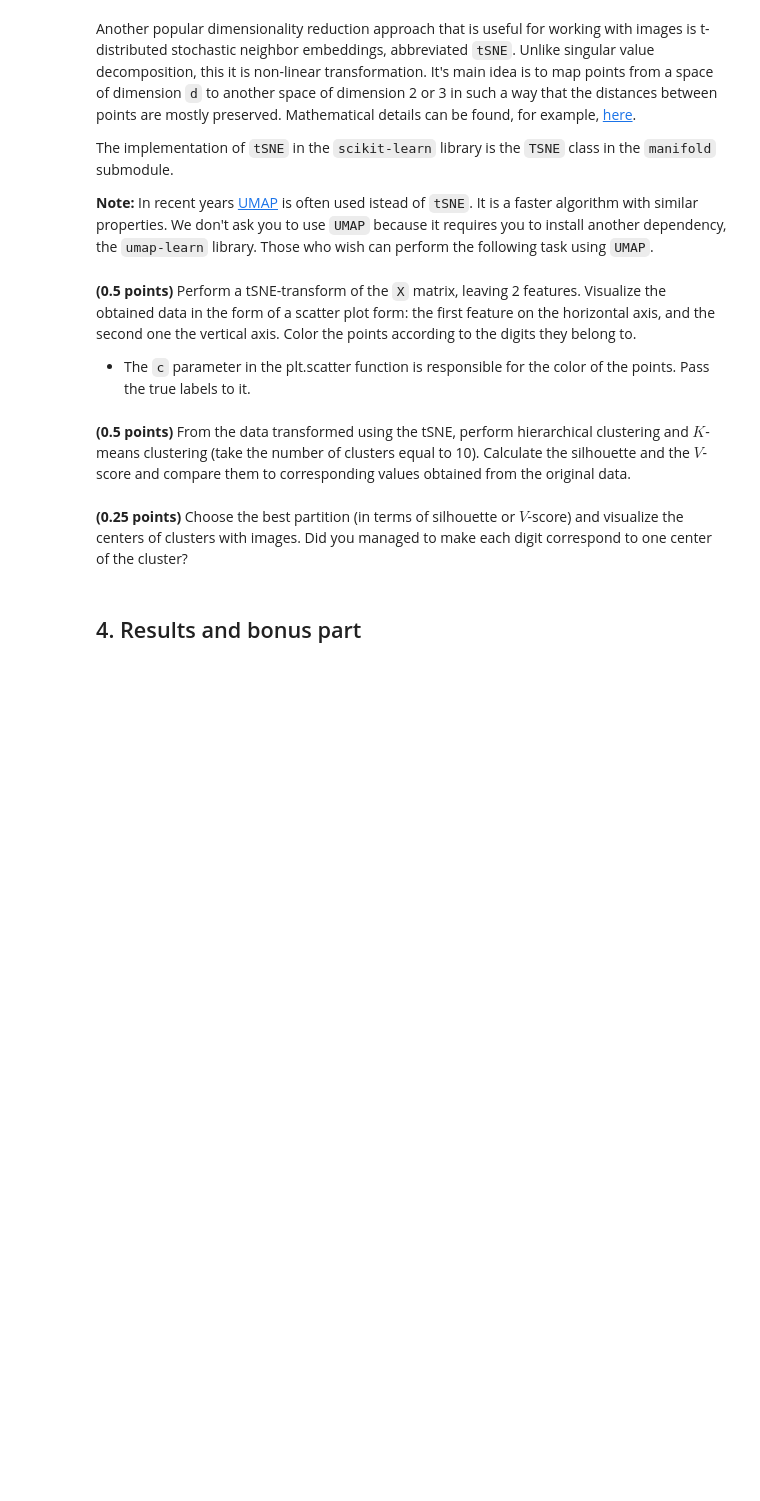
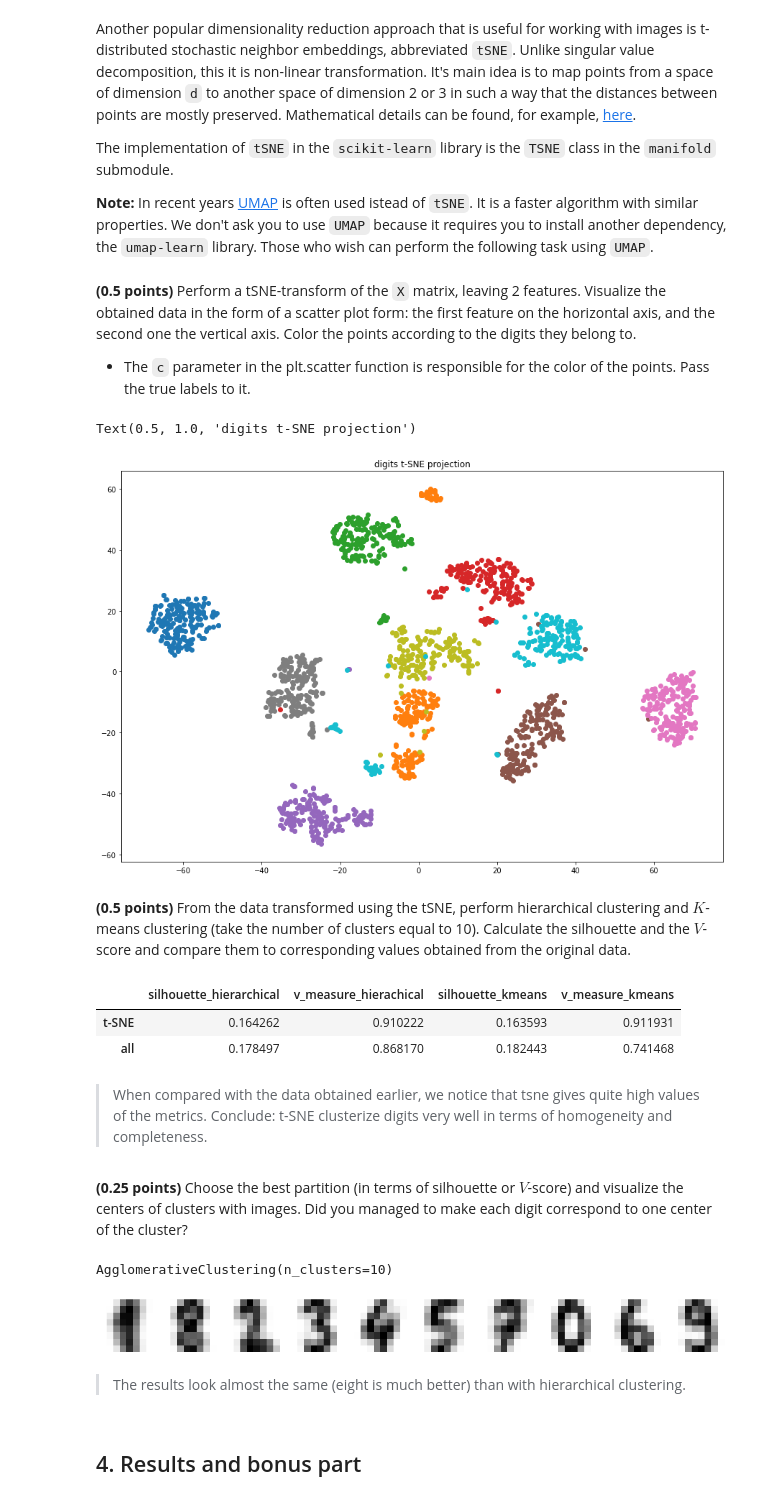
Before and after one commit to kastrubait/ml-intro-2022Q1, a Jupyter notebook: task-8_clustering.ipynb, the cells around one changed output. Cells and saved outputs as stored; diff of their text form; code cells hidden in the pictures; blank space fills up the shorter version.

```diff
--- a/task-8_clustering.ipynb
+++ b/task-8_clustering.ipynb
@@ -362,10 +422,78 @@ The implementation of `tSNE` in the `scikit-learn` library is the `TSNE` class i
 **(0.5 points)** Perform a tSNE-transform of the `X` matrix, leaving 2 features. Visualize the obtained data in the form of a scatter plot form: the first feature on the horizontal axis, and the second one the vertical axis. Color the points according to the digits they belong to.
 
 - The `c` parameter in the plt.scatter function is responsible for the color of the points. Pass the true labels to it.
+# %%
+from sklearn.manifold import TSNE
+X_tsne = TSNE(n_components=2).fit_transform(X)
+
+fig = plt.figure(figsize=(15, 10))
+ax = plt.subplot()
+palette = np.array(sns.color_palette())
+for l, c in zip(range(0, 10), palette):
+    plt.scatter(X_tsne[y==l,0], X_tsne[y==l,1], color =c, label=f'class {l}')
+
+plt.title('digits t-SNE projection')
+# %% [output]
+Text(0.5, 1.0, 'digits t-SNE projection')
+[figure, added]
 # %% [markdown]
 **(0.5 points)** From the data transformed using the tSNE, perform hierarchical clustering and $K$-means clustering (take the number of clusters equal to 10). Calculate the silhouette and the $V$-score and compare them to corresponding values obtained from the original data.
+# %%
+silhouette_score_hierarchical = []
+silhouette_score_kmeans = []
+v_measure_score_hierarchical = []
+v_measure_score_kmeans = []
+
+hierarchical = AgglomerativeClustering(n_clusters=10).fit(X_tsne)
+silhouette_score_hierarchical.append(silhouette_score(X, hierarchical.labels_))
+v_measure_score_hierarchical.append(v_measure_score(labels_true=y, labels_pred=hierarchical.labels_))
+
+kmeans = KMeans(n_clusters=10, random_state=42).fit(X_tsne)
+silhouette_score_kmeans.append(silhouette_score(X, kmeans.labels_))
+v_measure_score_kmeans.append(v_measure_score(labels_true=y, labels_pred=kmeans.labels_))
+
+hierarchical = AgglomerativeClustering(n_clusters=10).fit(X)
+silhouette_score_hierarchical.append(silhouette_score(X, hierarchical.labels_))
+v_measure_score_hierarchical.append(v_measure_score(labels_true=y, labels_pred=hierarchical.labels_))
+
+kmeans = KMeans(n_clusters=10, random_state=42).fit(X)
+silhouette_score_kmeans.append(silhouette_score(X, kmeans.labels_))
+v_measure_score_kmeans.append(v_measure_score(labels_true=y, labels_pred=kmeans.labels_))
+
+pd.DataFrame({
+    'silhouette_hierarchical': silhouette_score_hierarchical,
+    'v_measure_hierachical': v_measure_score_hierarchical,
+    'silhouette_kmeans': silhouette_score_kmeans,
+    'v_measure_kmeans': v_measure_score_kmeans,
+}, index=['t-SNE', 'all'])
+# %% [output]
+|  | silhouette_hierarchical | v_measure_hierachical | silhouette_kmeans | v_measure_kmeans |
+| t-SNE | 0.164262 | 0.910222 | 0.163593 | 0.911931 |
+| all | 0.178497 | 0.868170 | 0.182443 | 0.741468 |
+# %% [markdown]
+> When compared with the data obtained earlier, we notice that tsne gives quite high values of the metrics. Conclude:  t-SNE clusterize digits very well in terms of homogeneity and completeness.
 # %% [markdown]
 **(0.25 points)** Choose the best partition (in terms of silhouette or $V$-score) and visualize the centers of clusters with images. Did you managed to make each digit correspond to one center of the cluster?
+# %%
+X_tsne = TSNE().fit_transform(X)
+hierarchical = AgglomerativeClustering(n_clusters=10)
+hierarchical.fit(X_tsne)
+# %% [output]
+AgglomerativeClustering(n_clusters=10)
+# %%
+n_clusters = np.unique(hierarchical.labels_).shape[0]
+cluster_centers = np.zeros((n_clusters, X.shape[1]))
+for i in range(n_clusters):
+    cluster_centers[i, :] = np.mean(X[hierarchical.labels_ == i, :],axis=0)
+
+_, axes = plt.subplots(nrows=1, ncols=10, figsize=(20, 7))
+for ax, image in zip(axes.flatten(), cluster_centers):
+    ax.set_axis_off()
+    ax.imshow(image.reshape((8, 8)), cmap=plt.cm.gray_r )
+# %% [output]
+[figure, added]
+# %% [markdown]
+> The results look almost the same (eight is much better) than with hierarchical clustering.
 # %% [markdown]
 ## 4. Results and bonus part
 # %% [markdown]
```
Also changed, not shown: parts of 3 cells of this notebook.
